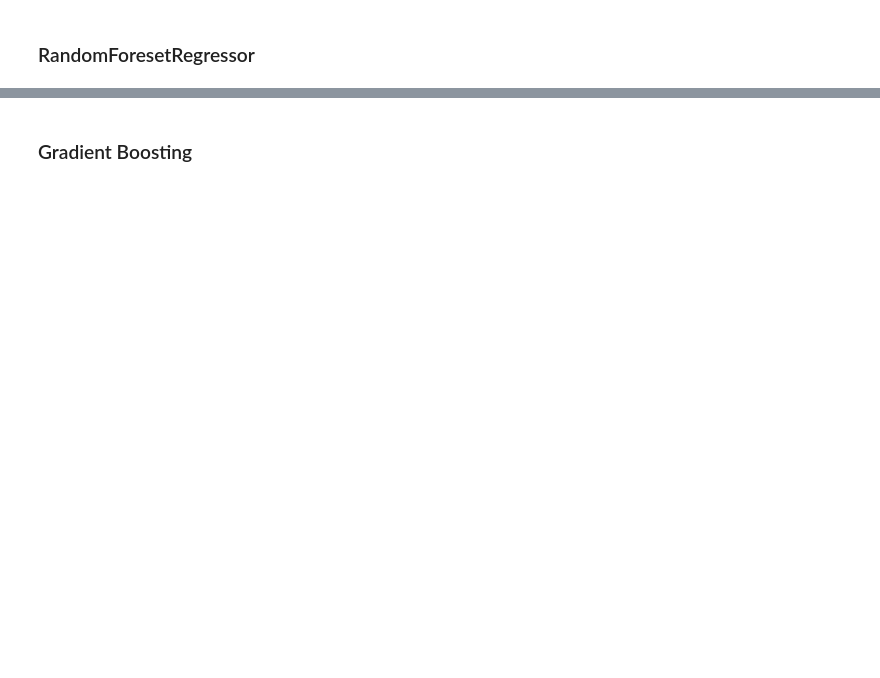
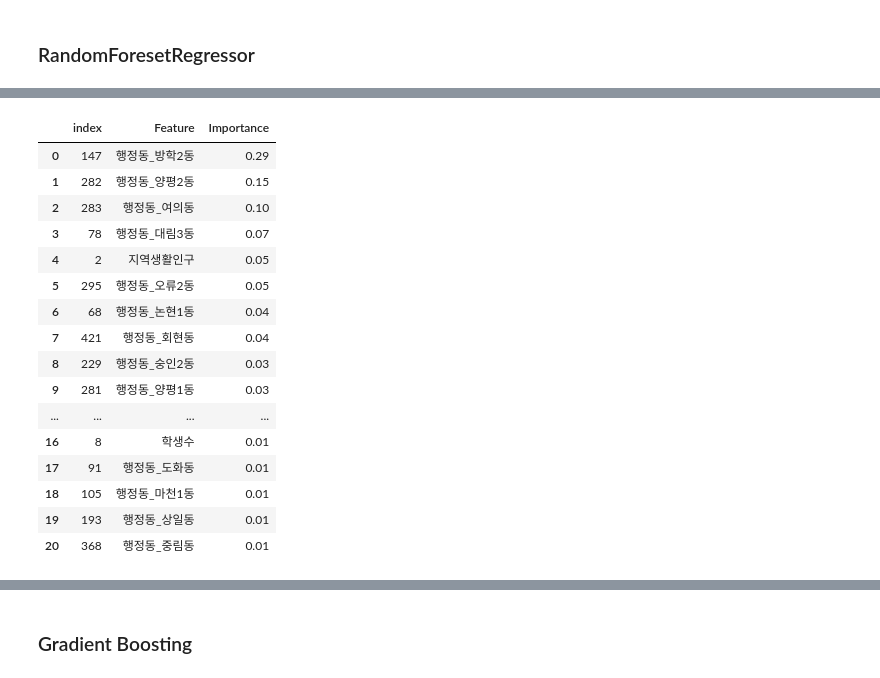
Before and after one commit to icehotcocoa/apt-project, a Jupyter notebook: LWB/머신러닝테스트/test_ml2.ipynb, the cells around one changed output, grey strips where cells are left out. Saved outputs shown, nothing was run; the diff lists cells and outputs as text; code cells hidden in the pictures; blank space fills up the shorter version.

```diff
--- a/LWB/머신러닝테스트/test_ml2.ipynb
+++ b/LWB/머신러닝테스트/test_ml2.ipynb
@@ -182,12 +265,14 @@ X_train_dong, X_test_dong = train_test_split(one_hot_encoded_dong, test_size=0.2
 # %%
+# 데이터 표준화 (StandardScaler 사용)
 scaler = StandardScaler()
+X_train_scaled = scaler.fit_transform(X_train_numeric)
+X_test_scaled = scaler.transform(X_test_numeric)
 
-X_train_scaled = scaler.fit_transform(X_train_num)  # 표준화
+# 원-핫 인코딩 데이터와 결합
+X_train_combined = np.hstack([X_train_scaled, one_hot_encoded_dong_train.to_numpy()])
+X_test_combined = np.hstack([X_test_scaled, one_hot_encoded_dong_test.to_numpy()])
 
-# '행정동' 원-핫 인코딩 데이터와 결합
-X_train_combined = np.hstack([X_train_scaled, X_train_dong.to_numpy()])
-
-X_test_scaled = scaler.transform(X_test_num)  # 표준화
-
-# '행정동' 원-핫 인코딩 데이터와 결합
-X_test_combined = np.hstack([X_test_scaled, X_test_dong.to_numpy()])
+# Linear Regression 모델 훈련 및 예측
+model1 = LinearRegression()
+model1.fit(X_train_combined, y_train)
+y_pred = model1.predict(X_test_combined)
@@ -296,0 +358,24 @@ array([[ 0.53896324, -0.71896987, -0.47226658, ...,  0.        ,
+# %%
+import pandas as pd
+import numpy as np
+
+# 숫자형 데이터의 컬럼명 가져오기
+num_feature_names = X_train_numeric.columns
+
+# 원-핫 인코딩된 '행정동'의 컬럼명 가져오기
+dong_feature_names = one_hot_encoded_dong_train.columns
+
+# 모든 컬럼명 결합
+feature_names = np.concatenate([num_feature_names, dong_feature_names])
+
+# 중요도를 컬럼명과 함께 데이터프레임으로 정리
+feature_importances = model.feature_importances_
+feature_importances_df = pd.DataFrame({
+    'Feature': feature_names,
+    'Importance': list(map(lambda x: round(x, 2), feature_importances))
+})
+
+# 중요도 순으로 정렬
+feature_importances_df = feature_importances_df.sort_values(by='Importance', ascending=False).reset_index()
+
+print(feature_importances_df)
@@ -297,3 +397,23 @@ array([[ 0.53896324, -0.71896987, -0.47226658, ...,  0.        ,
+# %%
+feature_importances_df[feature_importances_df["Importance"] >= 0.01 ]
+# %% [output]
+|  | index | Feature | Importance |
+| 0 | 147 | 행정동_방학2동 | 0.29 |
+| 1 | 282 | 행정동_양평2동 | 0.15 |
+| 2 | 283 | 행정동_여의동 | 0.10 |
+| 3 | 78 | 행정동_대림3동 | 0.07 |
+| 4 | 2 | 지역생활인구 | 0.05 |
+| 5 | 295 | 행정동_오류2동 | 0.05 |
+| 6 | 68 | 행정동_논현1동 | 0.04 |
+| 7 | 421 | 행정동_회현동 | 0.04 |
+| 8 | 229 | 행정동_숭인2동 | 0.03 |
+| 9 | 281 | 행정동_양평1동 | 0.03 |
+| ... | ... | ... | ... |
+| 16 | 8 | 학생수 | 0.01 |
+| 17 | 91 | 행정동_도화동 | 0.01 |
+| 18 | 105 | 행정동_마천1동 | 0.01 |
+| 19 | 193 | 행정동_상일동 | 0.01 |
+| 20 | 368 | 행정동_중림동 | 0.01 |
 # %%
 # 평가
 from sklearn.metrics import mean_squared_error, r2_score, mean_absolute_error
```
Also changed, not shown: parts of 48 cells of this notebook.
